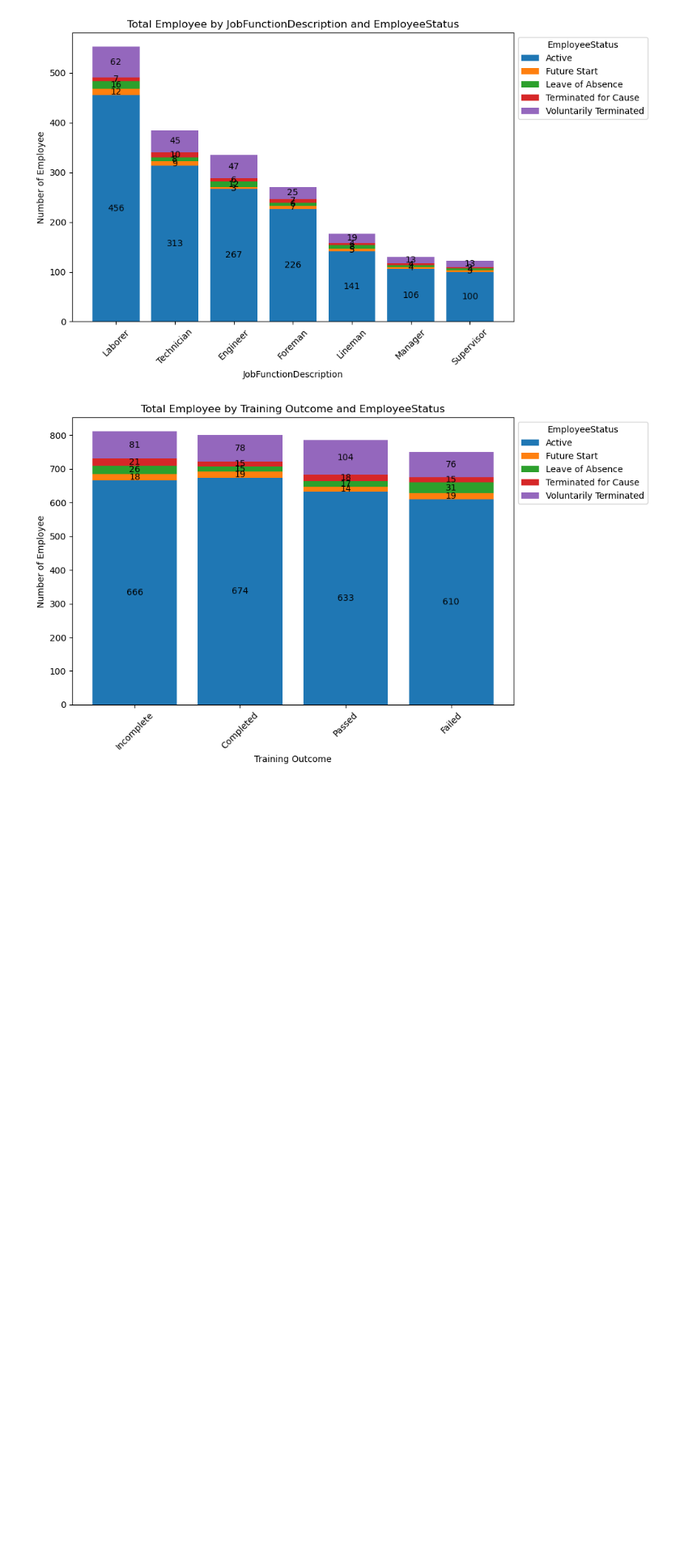
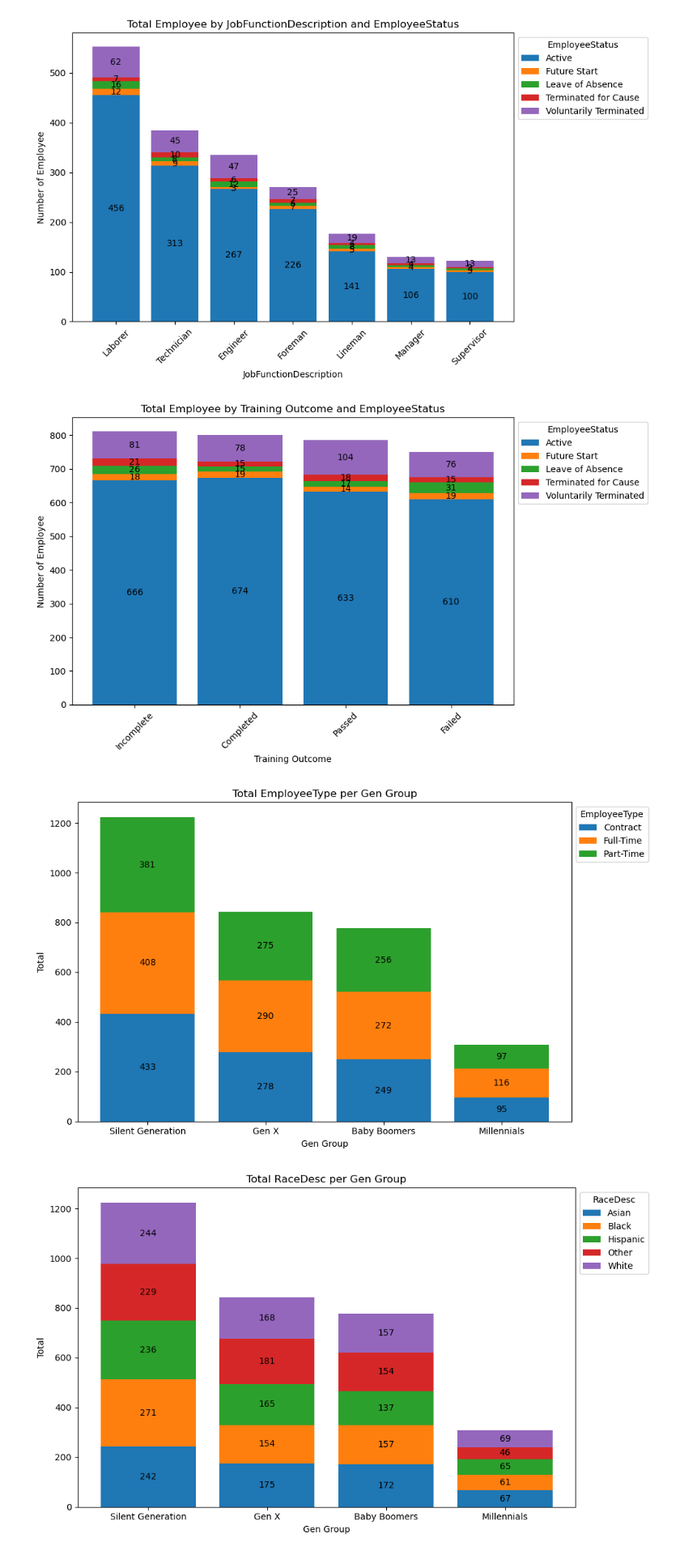
Before and after one commit to FlazeFy2/DS-HR_Analytics_Dataset, a Jupyter notebook: exploratory data analysis-bar.ipynb, the cells around one changed output. Shown at 81% size. Cells and saved outputs as stored; diff of their text form; code cells hidden in the pictures; blank space fills up the shorter version.

Commit message:
[DS] Exploratory Data Analysis (EDA) - Stacked Bar Chart Total Employee Context per Gen Group

```diff
--- a/exploratory data analysis-bar.ipynb
+++ b/exploratory data analysis-bar.ipynb
@@ -99,3 +99,58 @@ for dt in target_col:
 [figure]
 [figure]
 [figure]
+# %%
+import pandas as pd
+import matplotlib.pyplot as plt
+import numpy as np
+
+df = pd.read_csv("Messy_HR_Dataset_Detailed.csv")
+
+# Exploratory Data Analysis (EDA) - Stacked Bar Chart Total Employee Context per Gen Group
+# Dataset Convert DOB column to datetime
+df['DOB'] = pd.to_datetime(df['DOB'], format='%d-%m-%Y')
+
+# Calculate age from DOB
+current_year = pd.to_datetime('today').year
+df['Age'] = current_year - df['DOB'].dt.year
+
+# Categorize into Gen Group based on generational years
+df['Gen Group'] = pd.cut(
+    df['Age'],
+    bins=[13, 29, 45, 61, 100],
+    labels=['Millennials', 'Gen X', 'Baby Boomers', 'Silent Generation']
+)
+
+target_col = ['EmployeeType','RaceDesc','Performance Score','Training Outcome','DepartmentType']
+
+for dt in target_col:
+    context_group_counts = df.groupby(['Gen Group', dt], observed=False).size().reset_index(name='Count')
+    stacked_data = context_group_counts.pivot(index='Gen Group', columns=dt, values='Count').fillna(0)
+
+    # Ordering
+    stacked_data['Total'] = stacked_data.sum(axis=1)
+    stacked_data = stacked_data.sort_values(by='Total', ascending=False)
+    categories = stacked_data.columns[:-1]
+    counts = stacked_data[categories].values
+
+    # Plotting
+    context = stacked_data.index
+    fig, ax = plt.subplots(figsize=(10, 6))
+    bottom = np.zeros(len(context))
+
+    # Plot each group_col as stack
+    for group_col_index, group in enumerate(categories):
+        p = ax.bar(context, counts[:, group_col_index], label=group, bottom=bottom)
+        bottom += counts[:, group_col_index]
+        ax.bar_label(p, label_type='center', fmt='%d')
+
+    # Bar Chart
+    ax.set_title(f'Total {dt} per Gen Group')
+    ax.set_xlabel('Gen Group')
+    ax.set_ylabel('Total')
+    ax.legend(title=dt, bbox_to_anchor=(1, 1), loc='upper left')
+    plt.tight_layout()
+    plt.show()
+# %% [output]
+[figure, added]
+[figure, added]
```
Also changed, not shown: parts of 1 cell of this notebook.
